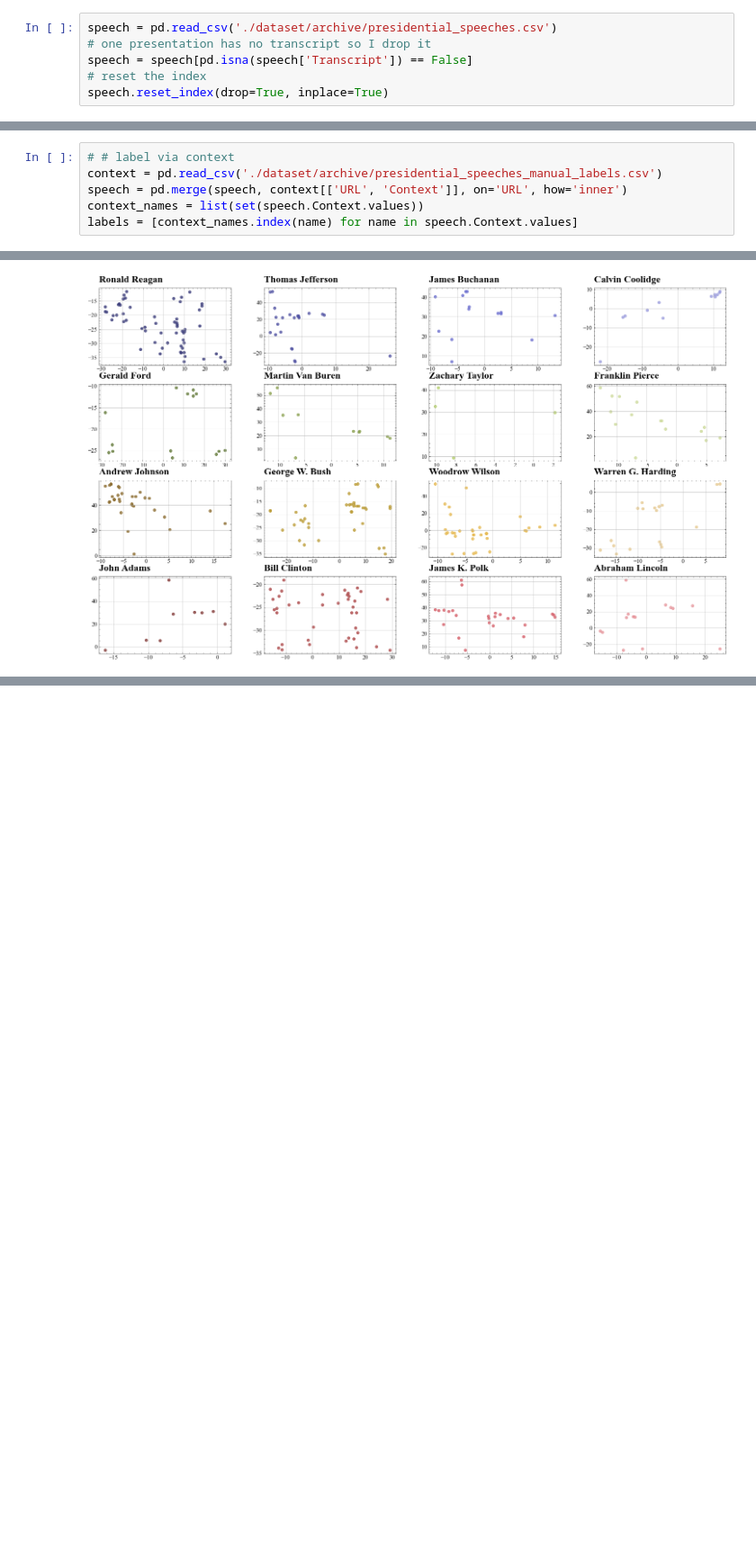
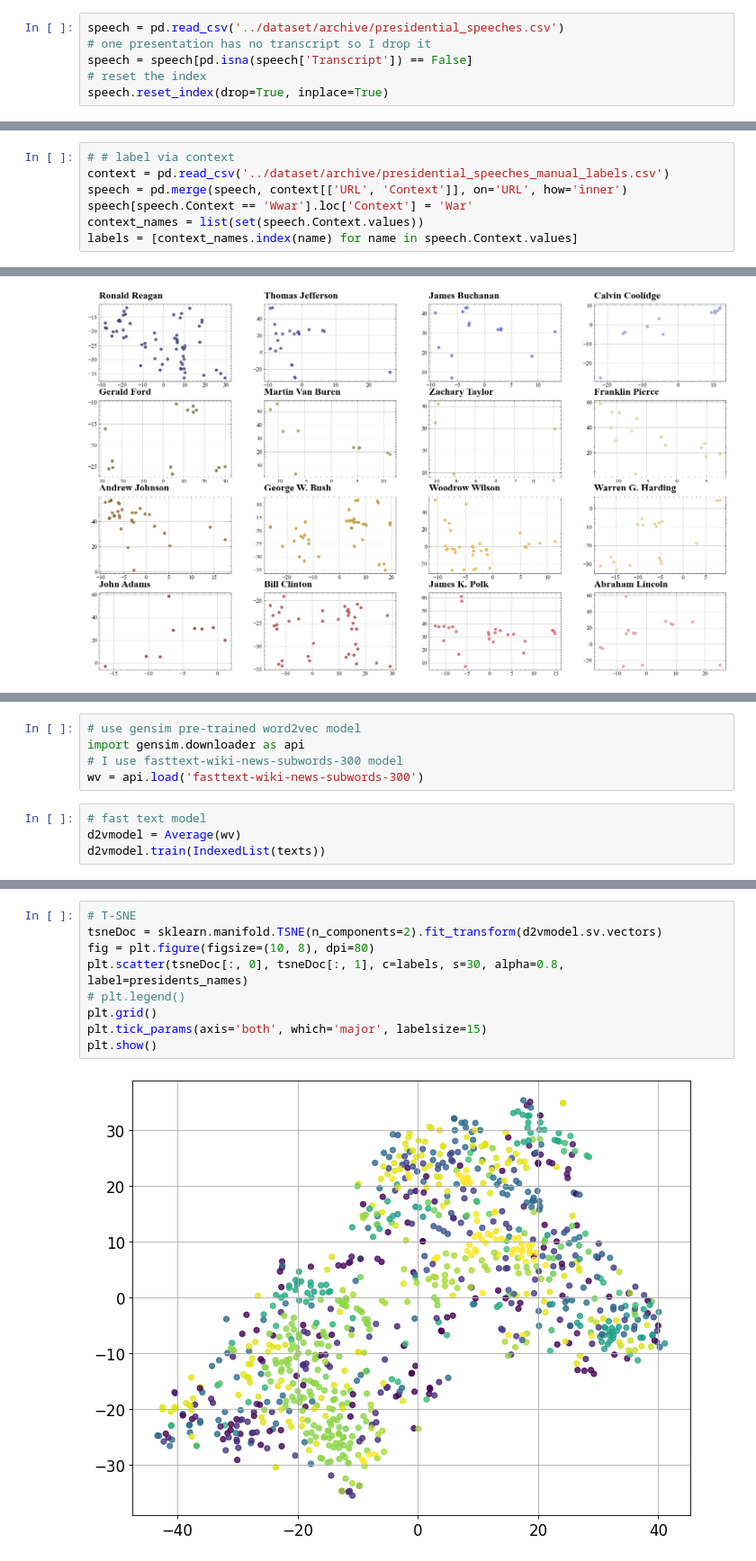
Before and after one commit to ShiyangLai/Political-Speech-Deep-Learning-Final-Project, a Jupyter notebook: notebook/word_embedding.ipynb, the cells around one changed output, grey strips where cells are left out. Shown at 90% size. Saved outputs shown, nothing was run; the diff lists cells and outputs as text; blank space fills up the shorter version.

```diff
--- a/notebook/word_embedding.ipynb
+++ b/notebook/word_embedding.ipynb
@@ -15,7 +15,7 @@ from matplotlib import cm
 import warnings
 warnings.filterwarnings('ignore')
 # %%
-speech = pd.read_csv('./dataset/archive/presidential_speeches.csv')
+speech = pd.read_csv('../dataset/archive/presidential_speeches.csv')
 # one presentation has no transcript so I drop it
 speech = speech[pd.isna(speech['Transcript']) == False]
 # reset the index
@@ -67,8 +65,9 @@ plt.show()
 [figure]
 # %%
 # # label via context
-context = pd.read_csv('./dataset/archive/presidential_speeches_manual_labels.csv')
+context = pd.read_csv('../dataset/archive/presidential_speeches_manual_labels.csv')
 speech = pd.merge(speech, context[['URL', 'Context']], on='URL', how='inner')
+speech[speech.Context == 'Wwar'].loc['Context'] = 'War'
 context_names = list(set(speech.Context.values))
 labels = [context_names.index(name) for name in speech.Context.values]
 # %%
@@ -130,0 +117,9 @@ speech.to_csv('speech_with_emb.csv')
+# %%
+# use gensim pre-trained word2vec model
+import gensim.downloader as api
+# I use fasttext-wiki-news-subwords-300 model
+wv = api.load('fasttext-wiki-news-subwords-300')
+# %%
+# fast text model
+d2vmodel = Average(wv)
+d2vmodel.train(IndexedList(texts))
@@ -130,0 +128,11 @@ speech.to_csv('speech_with_emb.csv')
+# %%
+# T-SNE
+tsneDoc = sklearn.manifold.TSNE(n_components=2).fit_transform(d2vmodel.sv.vectors)
+fig = plt.figure(figsize=(10, 8), dpi=80)
+plt.scatter(tsneDoc[:, 0], tsneDoc[:, 1], c=labels, s=30, alpha=0.8, label=presidents_names)
+# plt.legend()
+plt.grid()
+plt.tick_params(axis='both', which='major', labelsize=15)
+plt.show()
+# %% [output]
+[figure, added]
```
Also changed, not shown: parts of 8 cells of this notebook, 4 other files.
